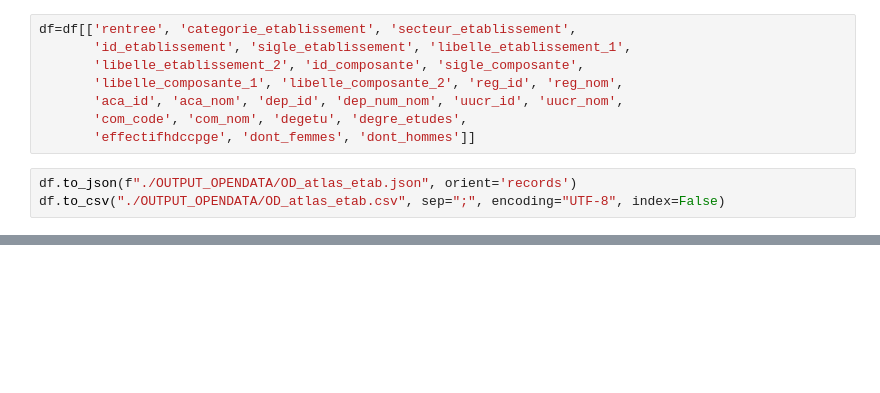
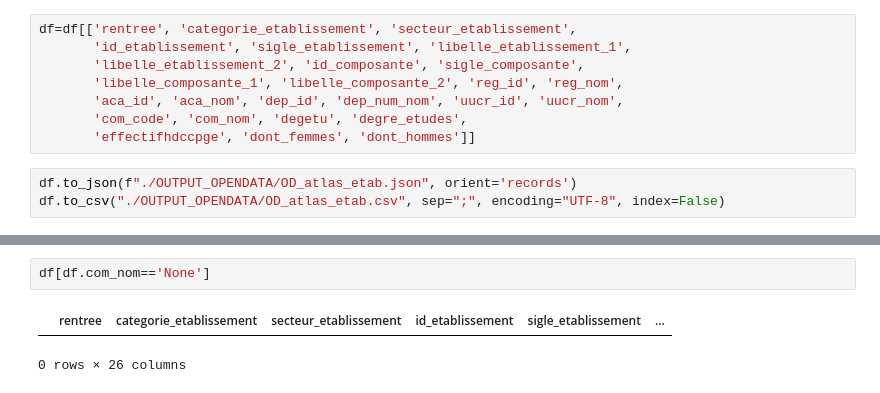
Before and after one commit to dataesr/atlas-opendata, a Jupyter notebook: 3_opendata_atlas_etablissements.ipynb, the cells around one changed output, grey strips where cells are left out. Saved outputs shown, nothing was run; the diff lists cells and outputs as text; blank space fills up the shorter version.

```diff
--- a/3_opendata_atlas_etablissements.ipynb
+++ b/3_opendata_atlas_etablissements.ipynb
@@ -151,0 +178,5 @@ df.to_csv("./OUTPUT_OPENDATA/OD_atlas_etab.csv", sep=";", encoding="UTF-8", inde
+# %%
+df[df.com_nom=='None']
+# %% [output]
+|  | rentree | categorie_etablissement | secteur_etablissement | id_etablissement | sigle_etablissement | ... |
+0 rows × 26 columns
```
Also changed, not shown: parts of 11 cells of this notebook, 3 other files.
